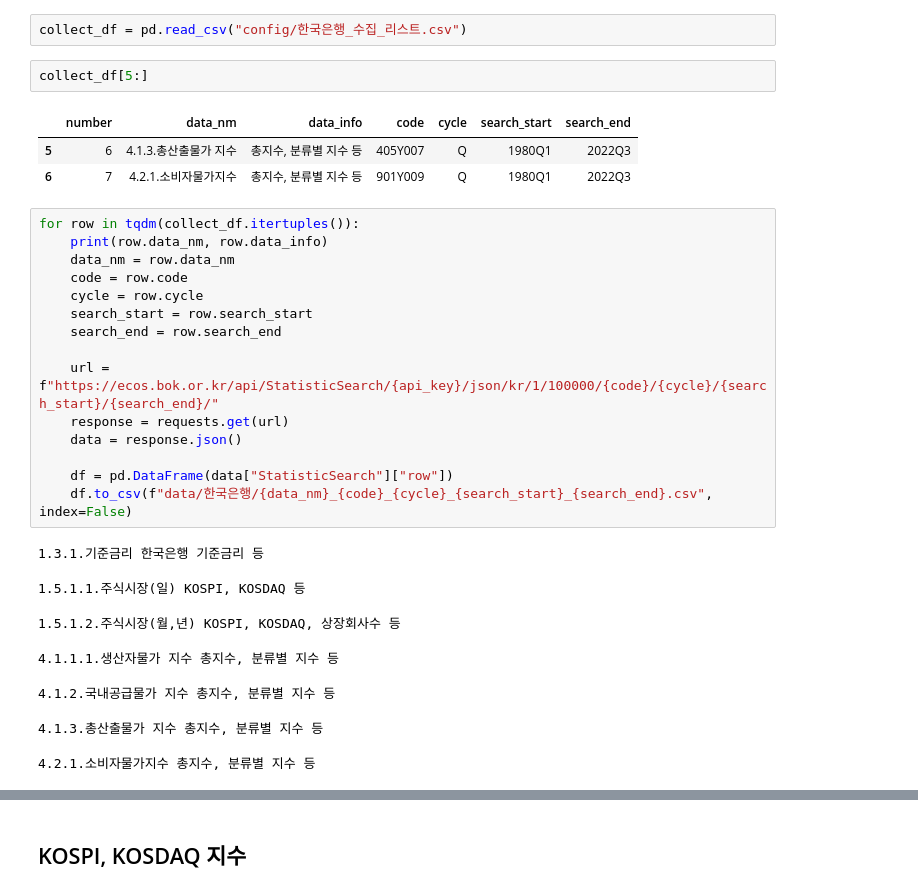
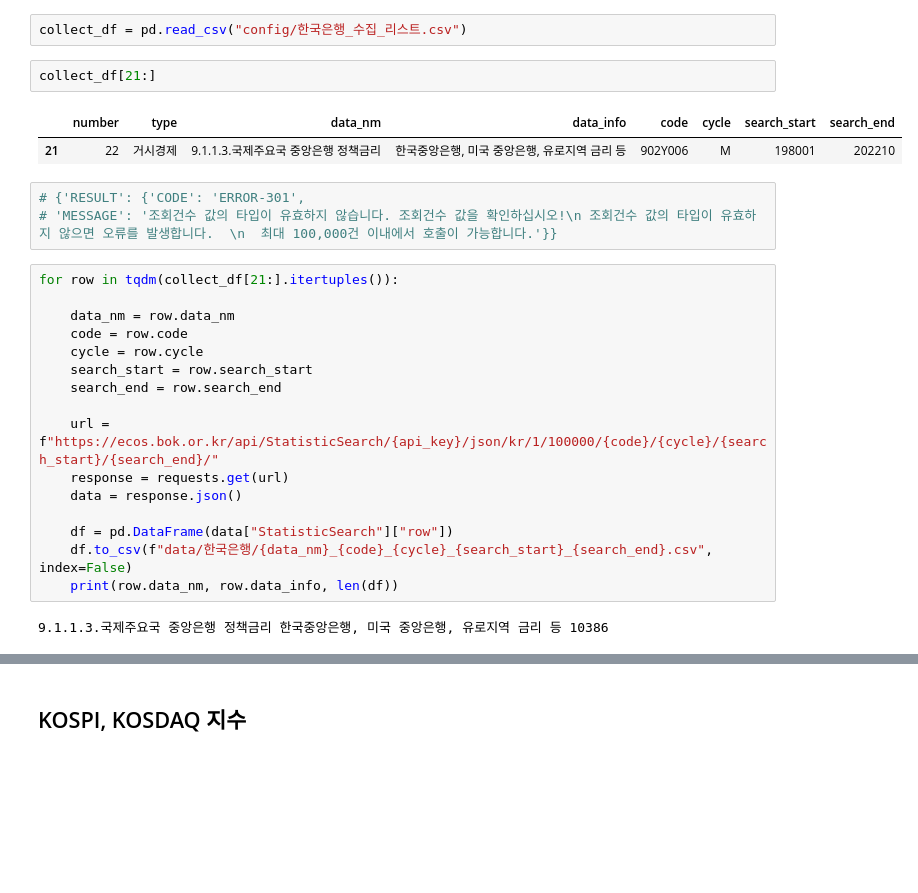
Before and after one commit to menthamin/real-estate-api, a Jupyter notebook: 한국은행_통계.ipynb, the cells around one changed output, grey strips where cells are left out. Saved outputs shown, nothing was run; the diff lists cells and outputs as text; blank space fills up the shorter version.

Commit message:
feat: add bank of korea / KOSIS data

```diff
--- a/한국은행_통계.ipynb
+++ b/한국은행_통계.ipynb
@@ -18,14 +19,16 @@ api_key = os.environ.get("korea_bank_api_key")
 # %%
 collect_df = pd.read_csv("config/한국은행_수집_리스트.csv")
 # %%
-collect_df[5:]
+collect_df[21:]
 # %% [output]
-|  | number | data_nm | data_info | code | cycle | search_start | search_end |
-| 5 | 6 | 4.1.3.총산출물가 지수 | 총지수, 분류별 지수 등 | 405Y007 | Q | 1980Q1 | 2022Q3 |
-| 6 | 7 | 4.2.1.소비자물가지수 | 총지수, 분류별 지수 등 | 901Y009 | Q | 1980Q1 | 2022Q3 |
+|  | number | type | data_nm | data_info | code | cycle | search_start | search_end |
+| 21 | 22 | 거시경제 | 9.1.1.3.국제주요국 중앙은행 정책금리 | 한국중앙은행, 미국 중앙은행, 유로지역 금리 등 | 902Y006 | M | 198001 | 202210 |
+# %%
+# {'RESULT': {'CODE': 'ERROR-301',
+# 'MESSAGE': '조회건수 값의 타입이 유효하지 않습니다. 조회건수 값을 확인하십시오!\n 조회건수 값의 타입이 유효하지 않으면 오류를 발생합니다.  \n  최대 100,000건 이내에서 호출이 가능합니다.'}}
 # %%
-for row in tqdm(collect_df.itertuples()):
-    print(row.data_nm, row.data_info)
+for row in tqdm(collect_df[21:].itertuples()):
+
     data_nm = row.data_nm
     code = row.code
     cycle = row.cycle
@@ -38,11 +41,6 @@ for row in tqdm(collect_df.itertuples()):
 
     df = pd.DataFrame(data["StatisticSearch"]["row"])
     df.to_csv(f"data/한국은행/{data_nm}_{code}_{cycle}_{search_start}_{search_end}.csv", index=False)
+    print(row.data_nm, row.data_info, len(df))
 # %% [output]
-1.3.1.기준금리 한국은행 기준금리 등
+9.1.1.3.국제주요국 중앙은행 정책금리 한국중앙은행, 미국 중앙은행, 유로지역 금리 등 10386
-1.5.1.1.주식시장(일) KOSPI, KOSDAQ 등
-1.5.1.2.주식시장(월,년) KOSPI, KOSDAQ, 상장회사수 등
-4.1.1.1.생산자물가 지수 총지수, 분류별 지수 등
-4.1.2.국내공급물가 지수 총지수, 분류별 지수 등
-4.1.3.총산출물가 지수 총지수, 분류별 지수 등
-4.2.1.소비자물가지수 총지수, 분류별 지수 등
```
Also changed, not shown: parts of 8 cells of this notebook, 24 other files.
